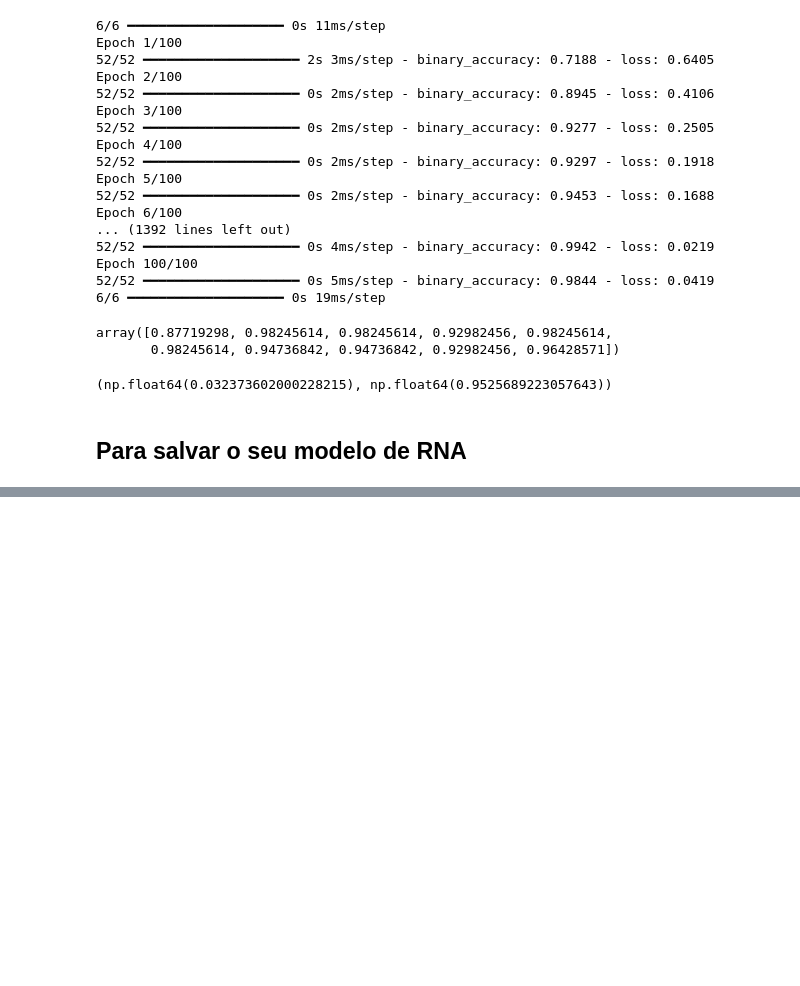
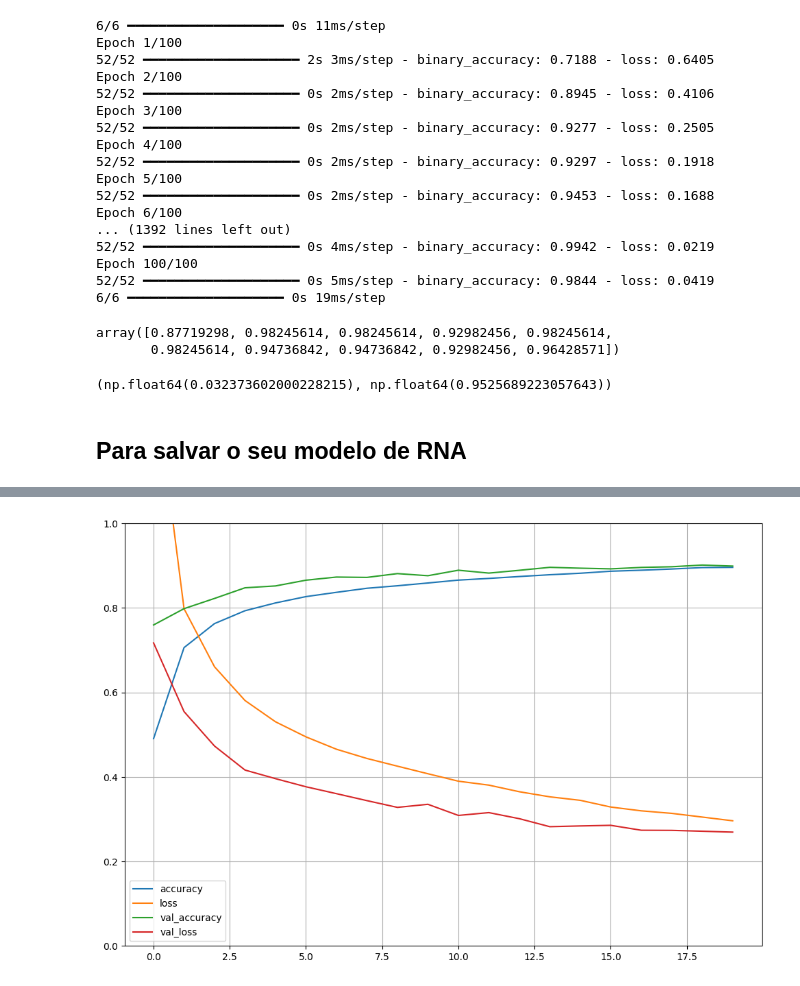
Before and after one commit to Marlon-Sbardelatti/machine-learning, a Jupyter notebook: trabalho-04/neural_network.ipynb, the cells around one changed output, grey strips where cells are left out. Drawn from its saved outputs; the diff is of its cells as text; code cells hidden in the pictures; blank space fills up the shorter version.

```diff
--- a/trabalho-04/neural_network.ipynb
+++ b/trabalho-04/neural_network.ipynb
@@ -727,0 +1104,15 @@ classificador_novo.summary()
+# %%
+# Imprime dimensões originais do tensor de treinamento
+print(X_train.shape) # 3 dimensões: amostras, largura, altura
+
+# Redimensiona tensor de TREINO para 4 dimensões
+X_train_new = X_train.reshape(X_train.shape[0], X_train.shape[1], X_train.shape[2],1)
+
+# Redimensiona tensor de VALIDAÇÃO para 4 dimensões
+X_valid_new = X_valid.reshape(X_valid.shape[0], X_valid.shape[1], X_valid.shape[2],1)
+
+# Redimensiona tensor de TESTE para 4 dimensões
+X_test_new = X_test.reshape(X_test.shape[0], X_test.shape[1], X_test.shape[2],1)
+
+# Imprime dimensões do tensor de treino ajustado
+print(X_train_new.shape)
@@ -727,0 +1124,10 @@ classificador_novo.summary()
+# %%
+# Compila o modelo, mantendo parâmetros do anterior
+cnn.compile(
+  loss="sparse_categorical_crossentropy",   # Perda adequada para múltiplas classes
+  optimizer="sgd",                          # Otimizador SGD
+  metrics=["accuracy"]                      # Métrica de acurácia pra validação
+)
+
+# Treina o modelo com os tensores ajustados de TREINO e VALIDAÇÃO e 20 épocas
+history_cnn = cnn.fit(X_train_new, y_train, epochs=20, validation_data=(X_valid_new, y_valid))
@@ -727,0 +1167,14 @@ classificador_novo.summary()
+# %%
+# Cria um dataframe do histórico de desempenho da CNN
+pd.DataFrame(history_cnn.history).plot(figsize=(12, 8))
+
+# Habilita grades no gráfico
+plt.grid(True)
+
+# Ajusta intervalo do eixo y para [0,1]
+plt.gca().set_ylim(0, 1)
+
+# Exibe gráfico
+plt.show()
+# %% [output]
+[figure, added]
```
Also changed, not shown: parts of 47 cells of this notebook.
